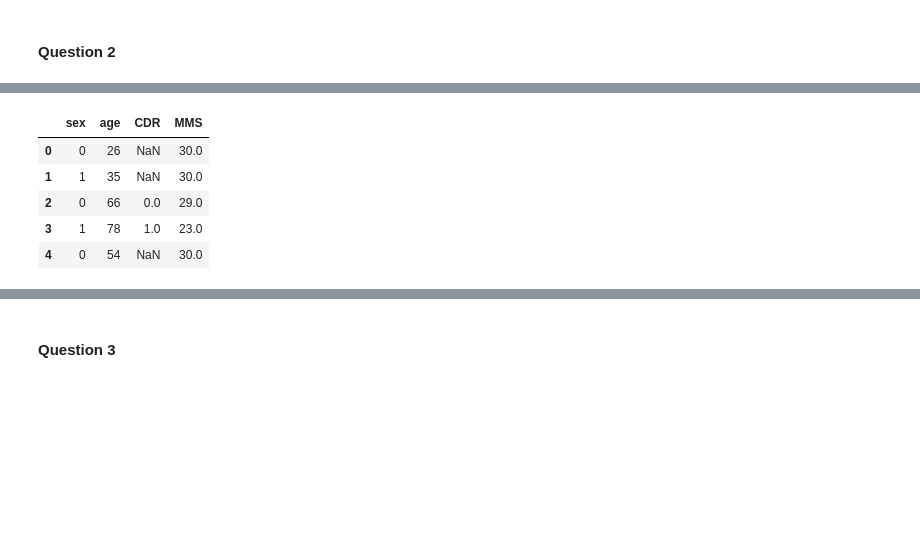
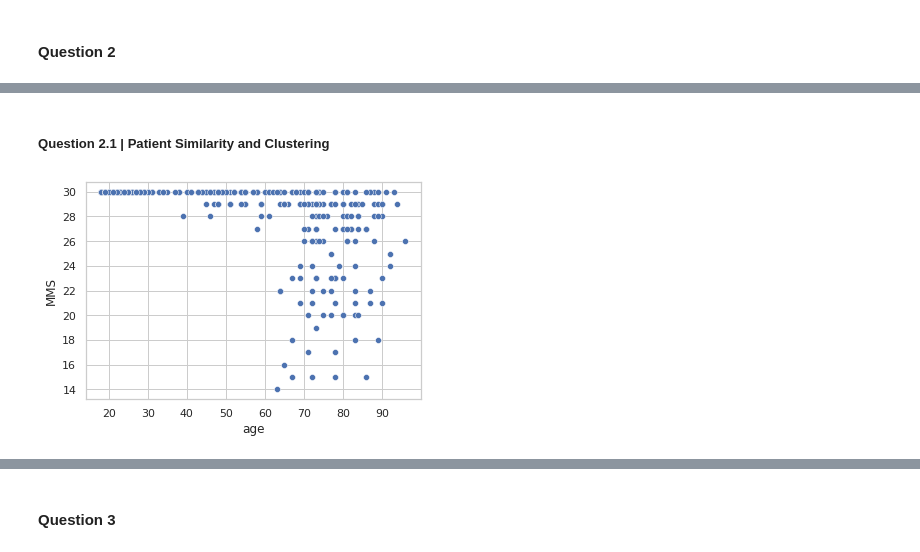
Before and after one commit to lphoogenboom/altenheim, a Jupyter notebook: Jupyter/Part_I_SC42140.ipynb, the cells around one changed output, grey strips where cells are left out. Saved outputs shown, nothing was run; the diff lists cells and outputs as text; code cells hidden in the pictures; blank space fills up the shorter version.

```diff
--- a/Jupyter/Part_I_SC42140.ipynb
+++ b/Jupyter/Part_I_SC42140.ipynb
@@ -141,10 +159,0 @@ X['sex'] = encoder.transform(X['sex'])
-# %%
-# Visualize dataset
-X.head()
-# %% [output]
-|  | sex | age | CDR | MMS |
-| 0 | 0 | 26 | NaN | 30.0 |
-| 1 | 1 | 35 | NaN | 30.0 |
-| 2 | 0 | 66 | 0.0 | 29.0 |
-| 3 | 1 | 78 | 1.0 | 23.0 |
-| 4 | 0 | 54 | NaN | 30.0 |
@@ -154,0 +160,6 @@ X.head()
+# %% [markdown]
+##### Question 2.1 | Patient Similarity and Clustering
+# %%
+ax = sns.scatterplot(x=oasisDF["age"],y=oasisDF["MMS"])
+# %% [output]
+[figure, added]
```
Also changed, not shown: parts of 24 cells of this notebook, 1 other file.
